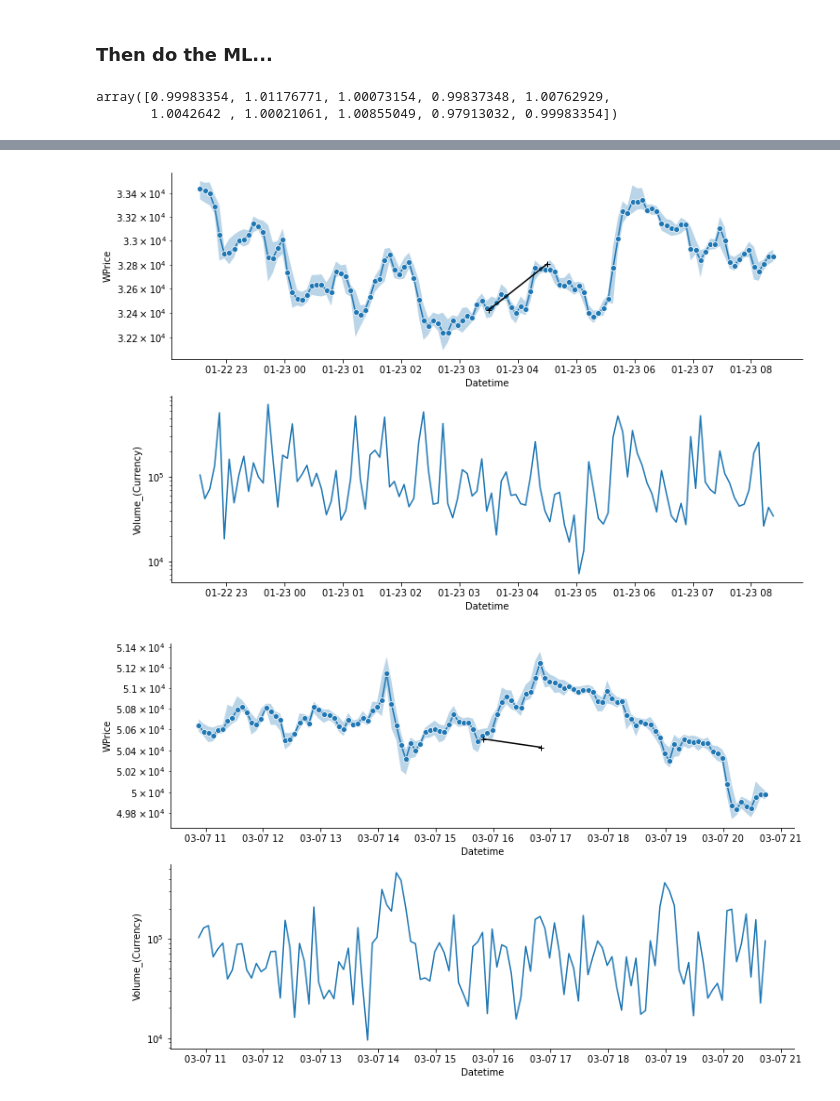
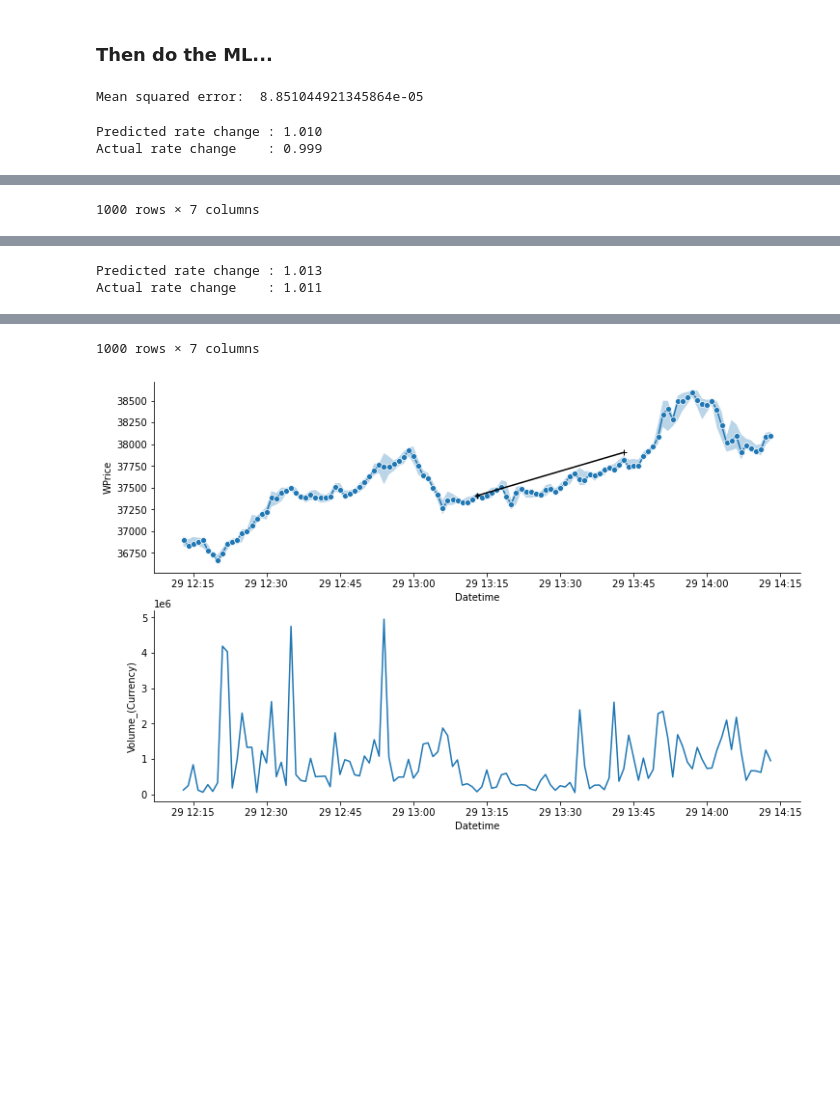
Before and after one commit to 0mar/Coined, a Jupyter notebook: Coined.ipynb, the cells around one changed output, grey strips where cells are left out. Cells and saved outputs as stored; diff of their text form; code cells hidden in the pictures; blank space fills up the shorter version.

```diff
--- a/Coined.ipynb
+++ b/Coined.ipynb
@@ -156,7 +154,7 @@ def make_rate_features(T, rate_df):
 
     return features_d, cur_price
 # %%
-tfuture = timedelta(hours=1)
+tfuture = np.timedelta64(30, 'm')
 
 
 get_times = lambda datetimes, tfuture: datetimes - tfuture
@@ -164,8 +162,8 @@ get_times = lambda datetimes, tfuture: datetimes - tfuture
 ### Make the train test split:
 # %%
 split_date = datetime(2021, 1, 1)
-rate_test = df.loc[df.Datetime > split_date]
-rate_train = df.loc[df.Datetime <= split_date]
+rate_test = df[split_date:]
+rate_train = df[:split_date]
 # %% [markdown]
 Then lets generate the training data:
 # %%
@@ -224,31 +227,46 @@ X_test, y_test, y_test_full = make_X_y(rate_test, tfuture, size=test_size)
 # %% [markdown]
 ### Then do the ML...
-# %%
-from sklearn.tree import DecisionTreeRegressor
-
-
-tree = DecisionTreeRegressor().fit(X_train, y_train)
-
-preds = tree.predict(X_test)
-preds
-# %% [output]
-array([0.99983354, 1.01176771, 1.00073154, 0.99837348, 1.00762929,
-       1.0042642 , 1.00021061, 1.00855049, 0.97913032, 0.99983354])
+# %%
+from sklearn.tree import DecisionTreeRegressor
+from sklearn.ensemble import RandomForestRegressor
+
+from sklearn.metrics import mean_squared_error
+
+weights = 1e6/((split_date - X_train.index).total_seconds() + .1)
+
+#reg = DecisionTreeRegressor(max_depth=10).fit(X_train.values, y_train, sample_weight=weights)
+reg = RandomForestRegressor(max_depth=50).fit(X_train.values, y_train, sample_weight=weights)
+
+preds = reg.predict(X_test)
+
+print('Mean squared error: ', mean_squared_error(y_test, preds))
+# %% [output]
+Mean squared error:  8.851044921345864e-05
 # %%
 def make_preds_df(y_test_full, preds):
     preds_df = y_test_full.copy()
-    preds_df.loc[:, 'rate_prop_pred'] = pred
+    preds_df.loc[:, 'rate_prop_pred'] = preds
     preds_df.loc[:, 'rate_pred'] = preds_df.loc[:, 'rate_prop_pred']*preds_df.loc[:, 'rate_at_pred']
 
     return preds_df
 
 preds_df = make_preds_df(y_test_full, preds)
 # %%
-DT = timedelta(hours=5)
+DT = np.timedelta64(1, 'h')
 for i in range(len(preds_df)):
+    if preds_df.iloc[i].rate_prop_pred <= 1.01: continue
+
+    print('Predicted rate change : {:.03f}'.format(preds_df.iloc[i].rate_prop_pred))
+    print('Actual rate change    : {:.03f}'.format(preds_df.iloc[i].rate_prop))
+
 
     pred_at = preds_df.iloc[i].pred_at_time
-    start_date = pred_at - DT #timedelta(days=1)
+    start_date = max(pred_at - DT, preds_df.index.min()) #timedelta(days=1)
     end_date = pred_at + DT #pred_df.pred_for_time.max() #
-    plot_rate(start_date, end_date, preds_df=preds_df)
+
+
+
+    plot_rate(df, start_date, end_date, preds_df=preds_df, logy=False)
 # %% [output]
+Predicted rate change : 1.010
+Actual rate change    : 0.999
@@ -254,0 +286 @@ for i in range(len(preds_df)):
+1000 rows × 7 columns
@@ -255,0 +288,2 @@ for i in range(len(preds_df)):
+Predicted rate change : 1.013
+Actual rate change    : 1.011
@@ -256,2 +303,2 @@ for i in range(len(preds_df)):
+1000 rows × 7 columns
-[figure, old version]
+[figure, new version]
-[figure, removed]
```
Also changed, not shown: parts of 6 cells of this notebook.
